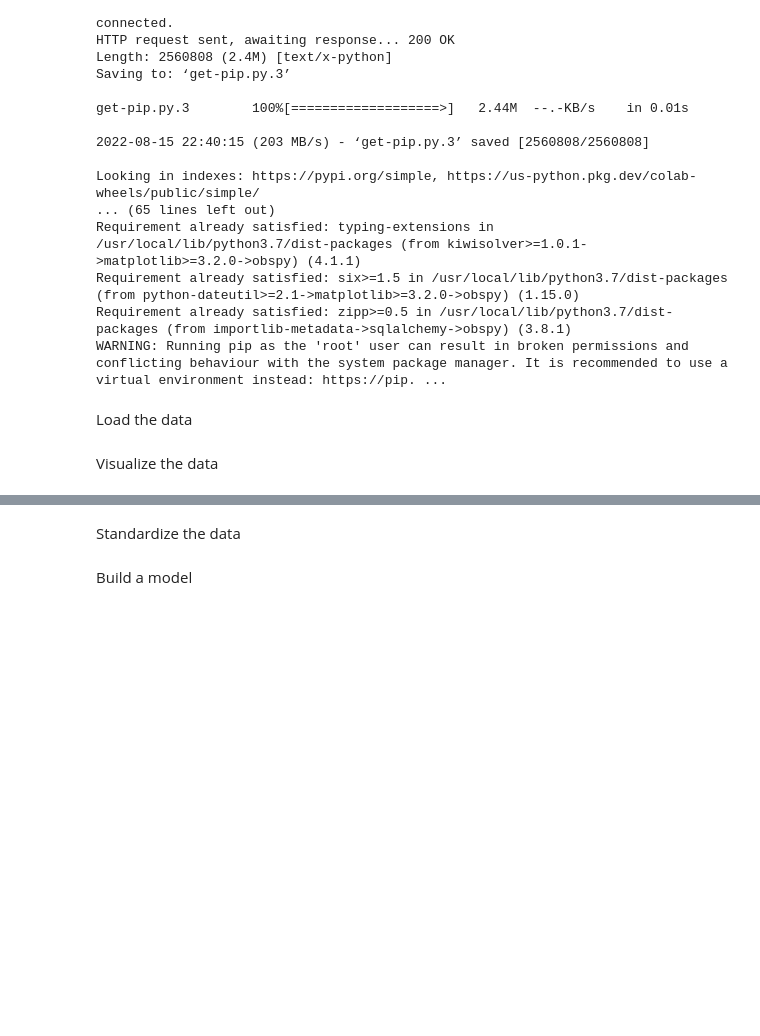
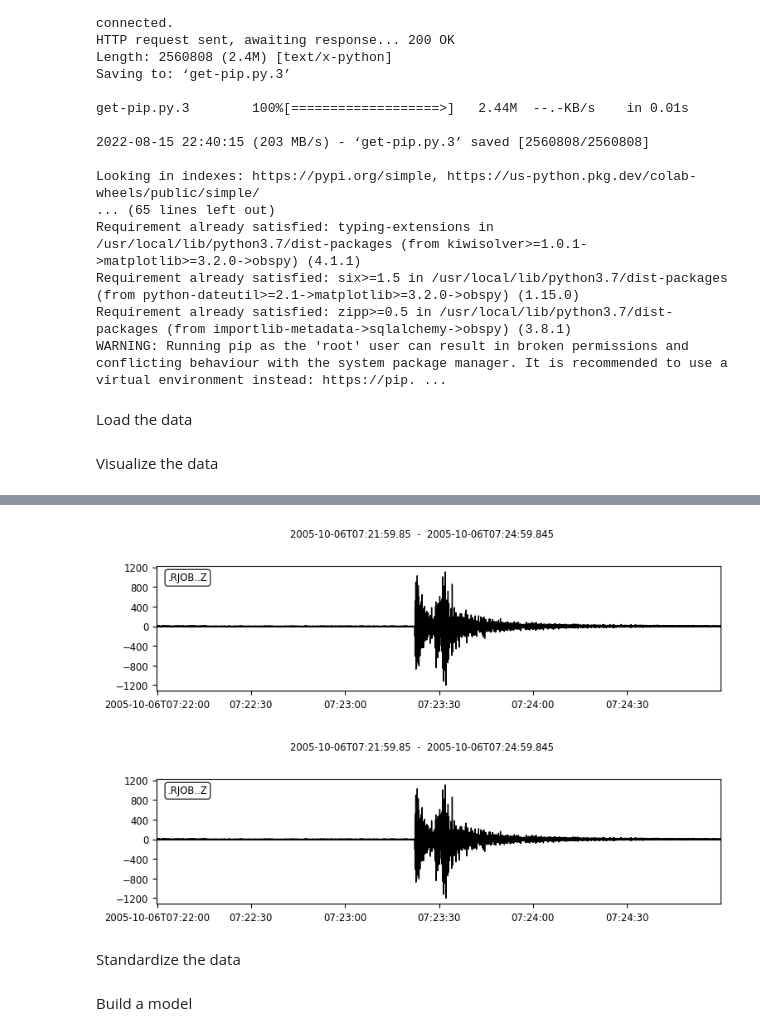
Before and after one commit to Prezii/Project, a Jupyter notebook: proyecto.ipynb, the cells around one changed output, grey strips where cells are left out. Drawn from its saved outputs; the diff is of its cells as text; code cells hidden in the pictures; blank space fills up the shorter version.

```diff
--- a/proyecto.ipynb
+++ b/proyecto.ipynb
@@ -72,3 +77,9 @@ plt.show()
+# %%
+#alternativa pero salen dos canales
+tr.plot()
+# %% [output]
+[figure, added]
+[figure, added]
 # %% [markdown]
 Standardize the data
 # %% [markdown]
```
Also changed, not shown: parts of 1 cell of this notebook.
